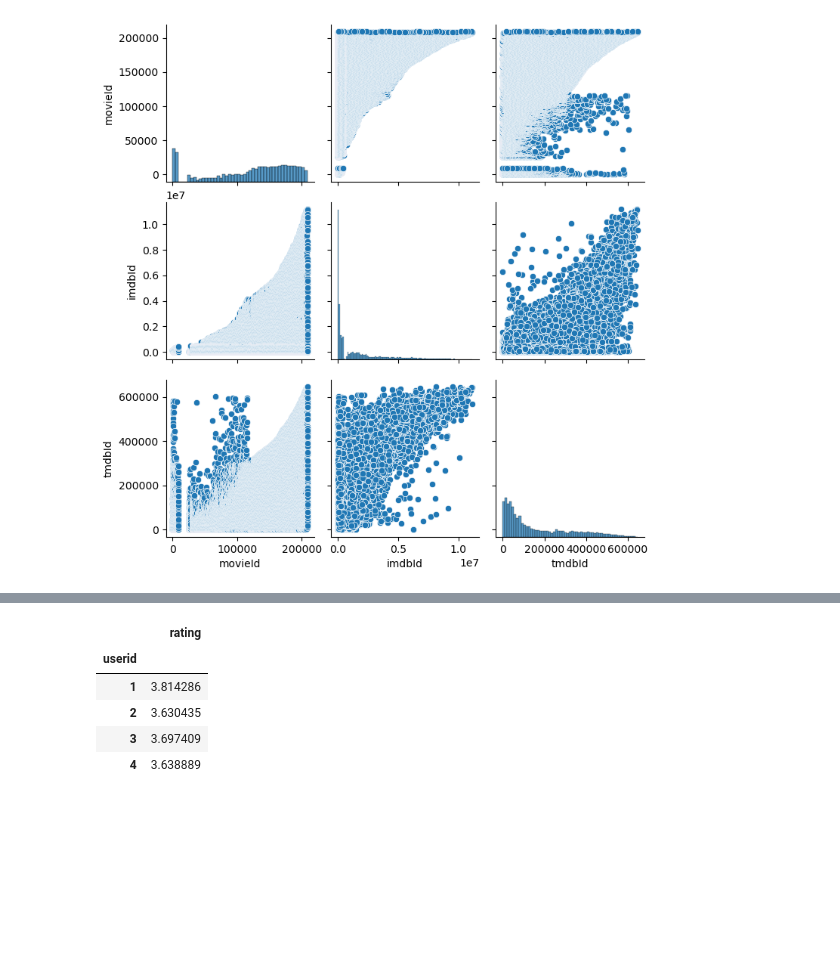
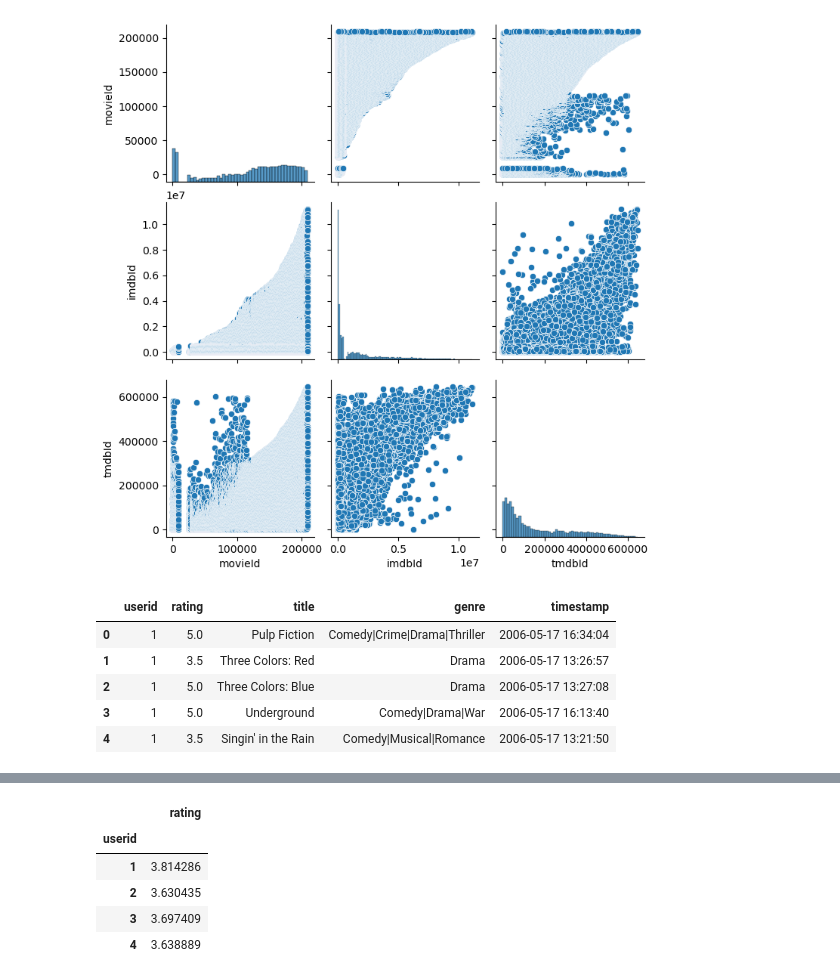
Before and after one commit to isaacayz/movie-recommender, a Jupyter notebook: notebooks/movieexaminer.ipynb, the cells around one changed output, grey strips where cells are left out. Saved outputs shown, nothing was run; the diff lists cells and outputs as text; code cells hidden in the pictures; blank space fills up the shorter version.

```diff
--- a/notebooks/movieexaminer.ipynb
+++ b/notebooks/movieexaminer.ipynb
@@ -222,3 +243,12 @@ def covertToDf(data):
 # %%
 sub = convertToDate(testData)
 df = covertToDf(sub)
+# %%
+df.head()
+# %% [output]
+|  | userid | rating | title | genre | timestamp |
+| 0 | 1 | 5.0 | Pulp Fiction | Comedy|Crime|Drama|Thriller | 2006-05-17 16:34:04 |
+| 1 | 1 | 3.5 | Three Colors: Red | Drama | 2006-05-17 13:26:57 |
+| 2 | 1 | 5.0 | Three Colors: Blue | Drama | 2006-05-17 13:27:08 |
+| 3 | 1 | 5.0 | Underground | Comedy|Drama|War | 2006-05-17 16:13:40 |
+| 4 | 1 | 3.5 | Singin' in the Rain | Comedy|Musical|Romance | 2006-05-17 13:21:50 |
```
Also changed, not shown: parts of 14 cells of this notebook, 2 other files.
